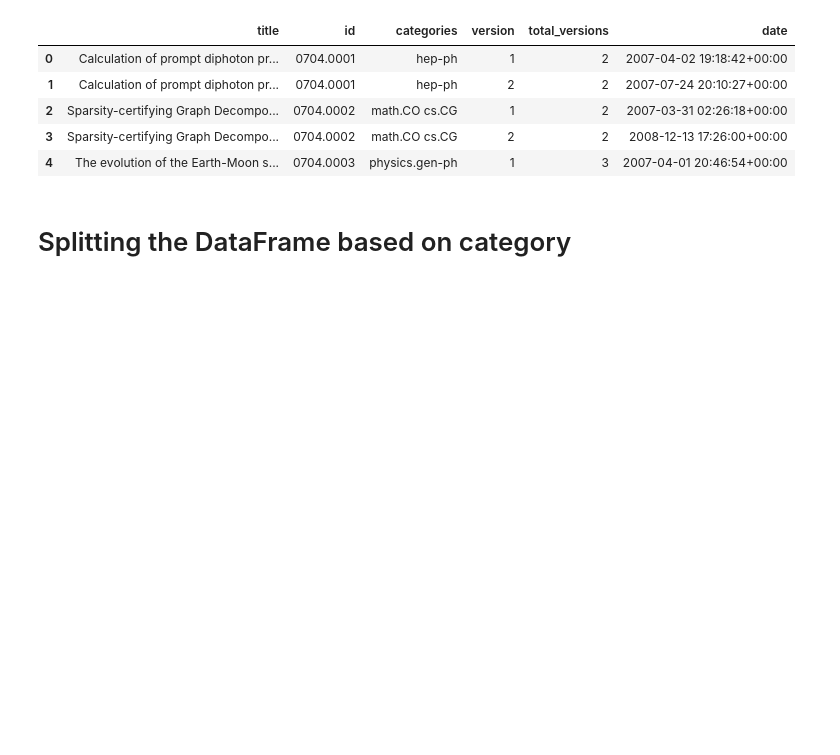
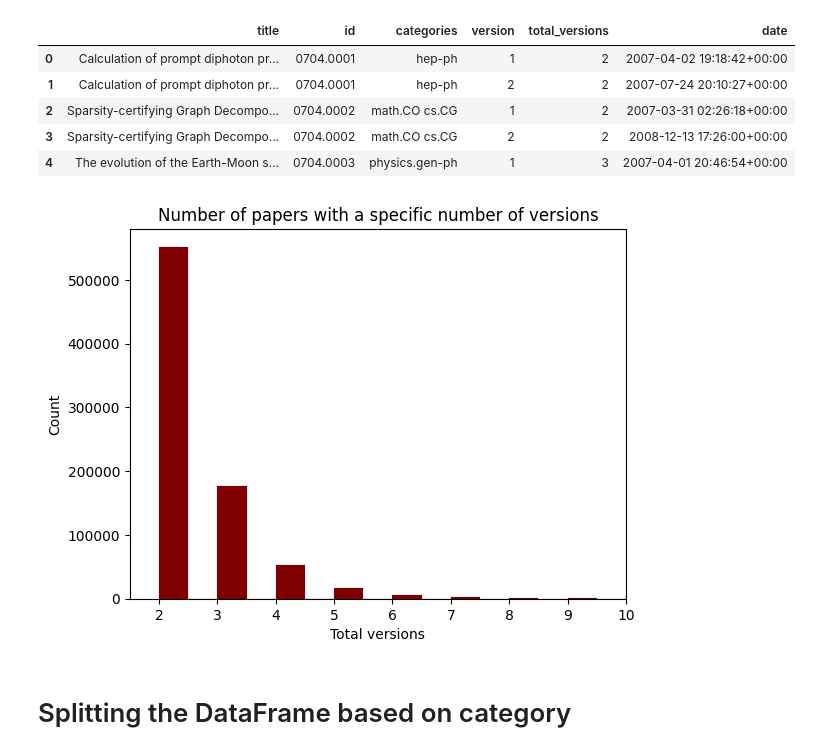
Before and after one commit to andcov/arXiv_preprints_version_analysis, a Jupyter notebook: _preprocess.ipynb, the cells around one changed output. Drawn from its saved outputs; the diff is of its cells as text; code cells hidden in the pictures; blank space fills up the shorter version.

```diff
--- a/_preprocess.ipynb
+++ b/_preprocess.ipynb
@@ -29,7 +33,8 @@ for paper in metadata:
     js = json.loads(paper)
     vs = js.get('versions')
     # only add a paper if it has 2, 3 or 4 versions
-    if len(vs) > 1 and len(vs) < 5:
+    #if len(vs) > 1 and len(vs) < 5:
+    if len(vs) > 1:
         # add each version of the paper as a separate entry in the DataFrame
         for i in range(len(vs)):
             title.append(js.get('title'))
@@ -63,6 +68,17 @@ papers.head()
 | 2 | Sparsity-certifying Graph Decompo... | 0704.0002 | math.CO cs.CG | 1 | 2 | 2007-03-31 02:26:18+00:00 |
 | 3 | Sparsity-certifying Graph Decompo... | 0704.0002 | math.CO cs.CG | 2 | 2 | 2008-12-13 17:26:00+00:00 |
 | 4 | The evolution of the Earth-Moon s... | 0704.0003 | physics.gen-ph | 1 | 3 | 2007-04-01 20:46:54+00:00 |
+# %%
+sns.histplot(data=papers.drop_duplicates('id'), x="total_versions", binwidth=0.5, color='maroon', alpha=1)
+plt.xlim([1.5, 10])
+
+plt.title('Number of papers with a specific number of versions')
+plt.xlabel('Total versions')
+plt.ylabel('Count')
+
+plt.show()
+# %% [output]
+[figure, added]
 # %% [markdown]
 # Splitting the DataFrame based on category
 # %%
```
Also changed, not shown: parts of 4 cells of this notebook, 2 other files.
